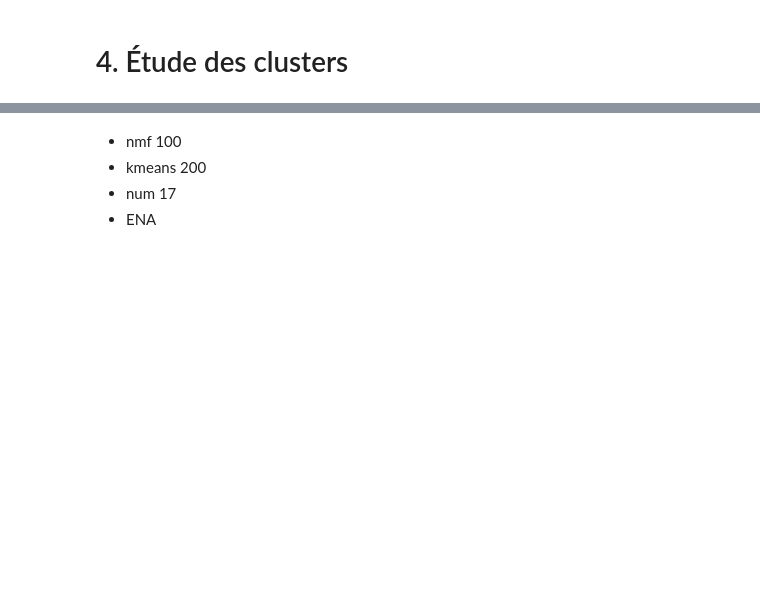
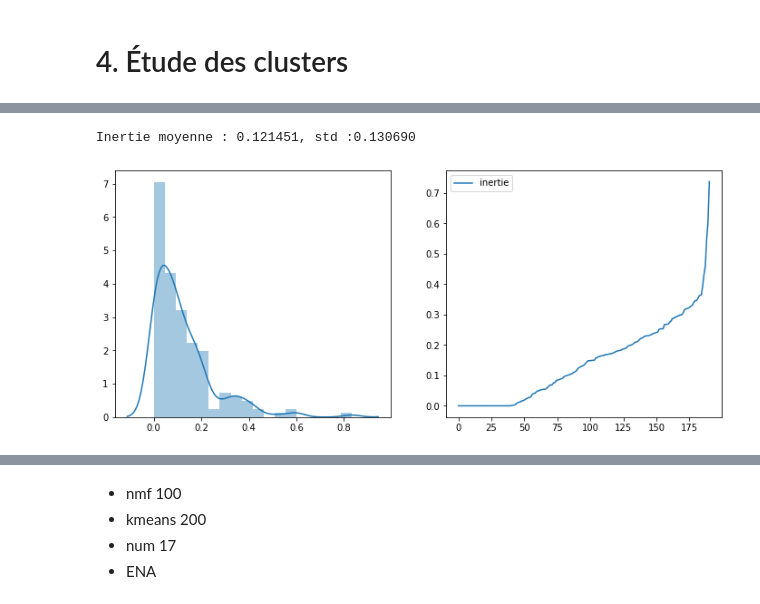
Before and after one commit to AchilleBaucher/confiance_diffusion, a Jupyter notebook: jupyter/organized_clustering.ipynb, the cells around one changed output, grey strips where cells are left out. Saved outputs shown, nothing was run; the diff lists cells and outputs as text; code cells hidden in the pictures; blank space fills up the shorter version.

```diff
--- a/jupyter/organized_clustering.ipynb
+++ b/jupyter/organized_clustering.ipynb
@@ -380,0 +362,9 @@ np.array(list(inerties.values())).mean()
+# %%
+# Afficher l'inertie des groupes
+fig, axes = plt.subplots(1,2,figsize = (12,5))
+sns.distplot(mean_inerties_values,ax = axes[0])
+dfclusters[dfclusters.taille > 0].sort_values(by='inertie').reset_index().plot(y='inertie',ax= axes[1])
+print('Inertie moyenne : {:2f}, std :{:2f}'.format(mean_inerties_values.mean(), mean_inerties_values.std()))
+# %% [output]
+Inertie moyenne : 0.121451, std :0.130690
+[figure, added]
```
Also changed, not shown: parts of 22 cells of this notebook, 1 other file.
